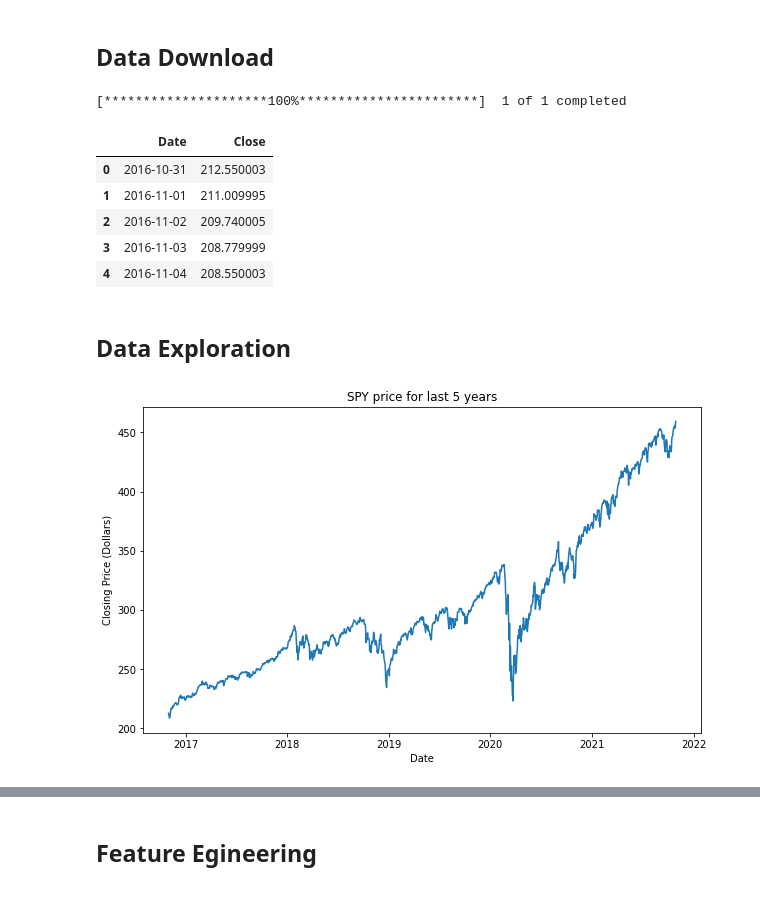
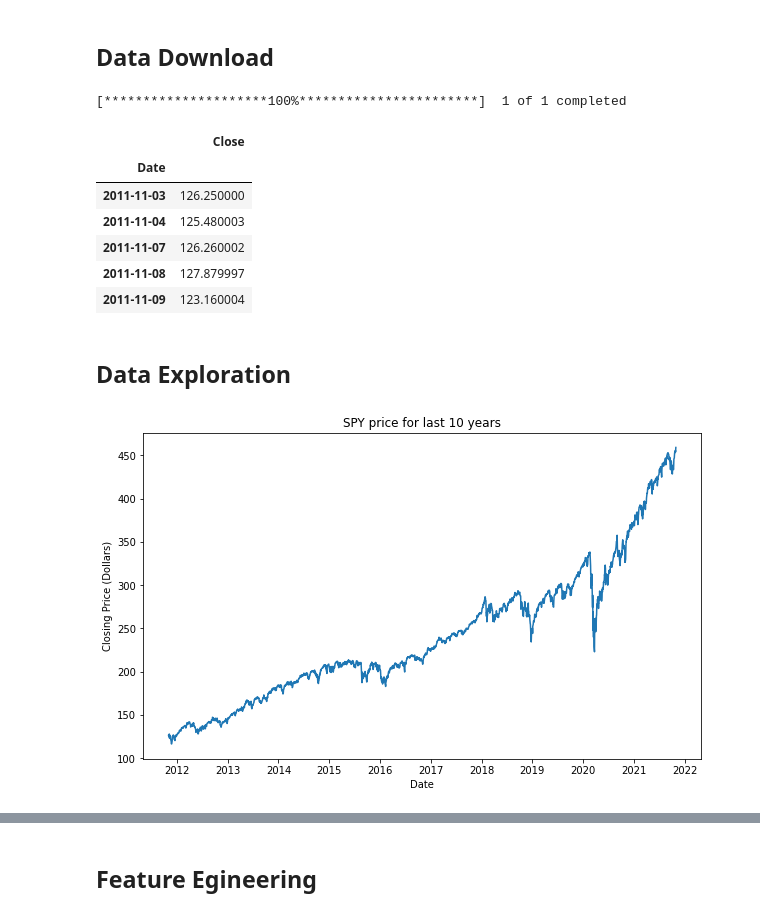
Before and after one commit to christian-nickerson/ml_forecasting, a Jupyter notebook: explore.ipynb, the cells around one changed output, grey strips where cells are left out. Drawn from its saved outputs; the diff is of its cells as text; code cells hidden in the pictures.

```diff
--- a/explore.ipynb
+++ b/explore.ipynb
@@ -8,34 +8,35 @@ import yfinance as yf
 from datetime import date, timedelta
 
 stock = 'SPY'
-years_lookback = 5
+years_lookback = 10
 
 df = yf.download(stock, end = date.today(), start = date.today() - timedelta(days = 365 * years_lookback))
 df.drop(['Open', 'High', 'Low', 'Adj Close', 'Volume'], axis = 1, inplace = True)
-df.reset_index(inplace = True)
+#df.reset_index(inplace = True)
 df.head()
 # %% [output]
 [*********************100%***********************]  1 of 1 completed
-|  | Date | Close |
-| 0 | 2016-10-31 | 212.550003 |
-| 1 | 2016-11-01 | 211.009995 |
-| 2 | 2016-11-02 | 209.740005 |
-| 3 | 2016-11-03 | 208.779999 |
-| 4 | 2016-11-04 | 208.550003 |
+|  | Close |
+| Date |  |
+| 2011-11-03 | 126.250000 |
+| 2011-11-04 | 125.480003 |
+| 2011-11-07 | 126.260002 |
+| 2011-11-08 | 127.879997 |
+| 2011-11-09 | 123.160004 |
 # %% [markdown]
 ## Data Exploration
 # %%
 # plot closing price over time
 import matplotlib.pyplot as plt
 
 plt.rc("figure", figsize=(10,6))
-plt.plot(df['Date'], df['Close'])
+plt.plot(df.index, df['Close'])
 plt.xlabel('Date')
 plt.ylabel('Closing Price (Dollars)')
 plt.title(f'{stock} price for last {years_lookback} years')
 plt.show()
 # %% [output]
-[figure, old version]
+[figure, new version]
 # %%
 # plot auto correlation
 import statsmodels.api as sm
```
Also changed, not shown: parts of 10 cells of this notebook.
